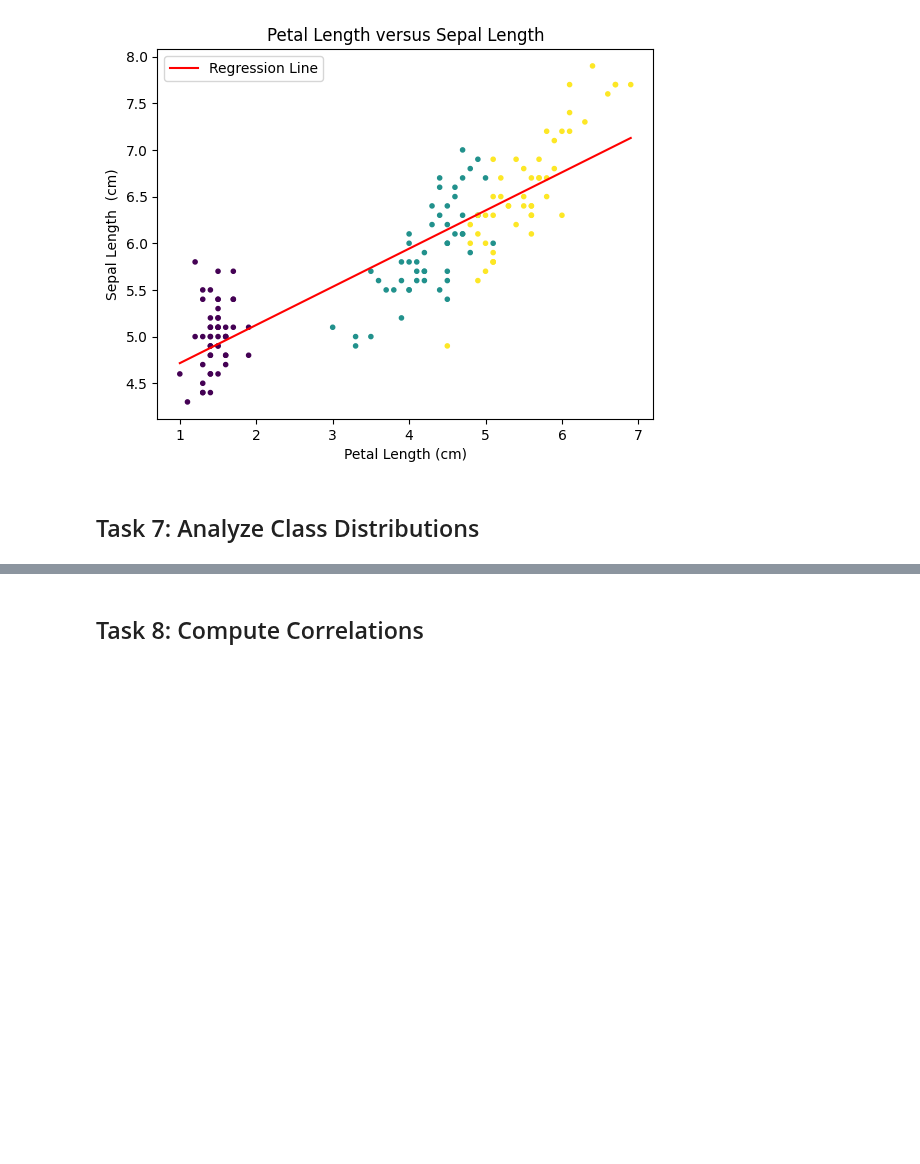
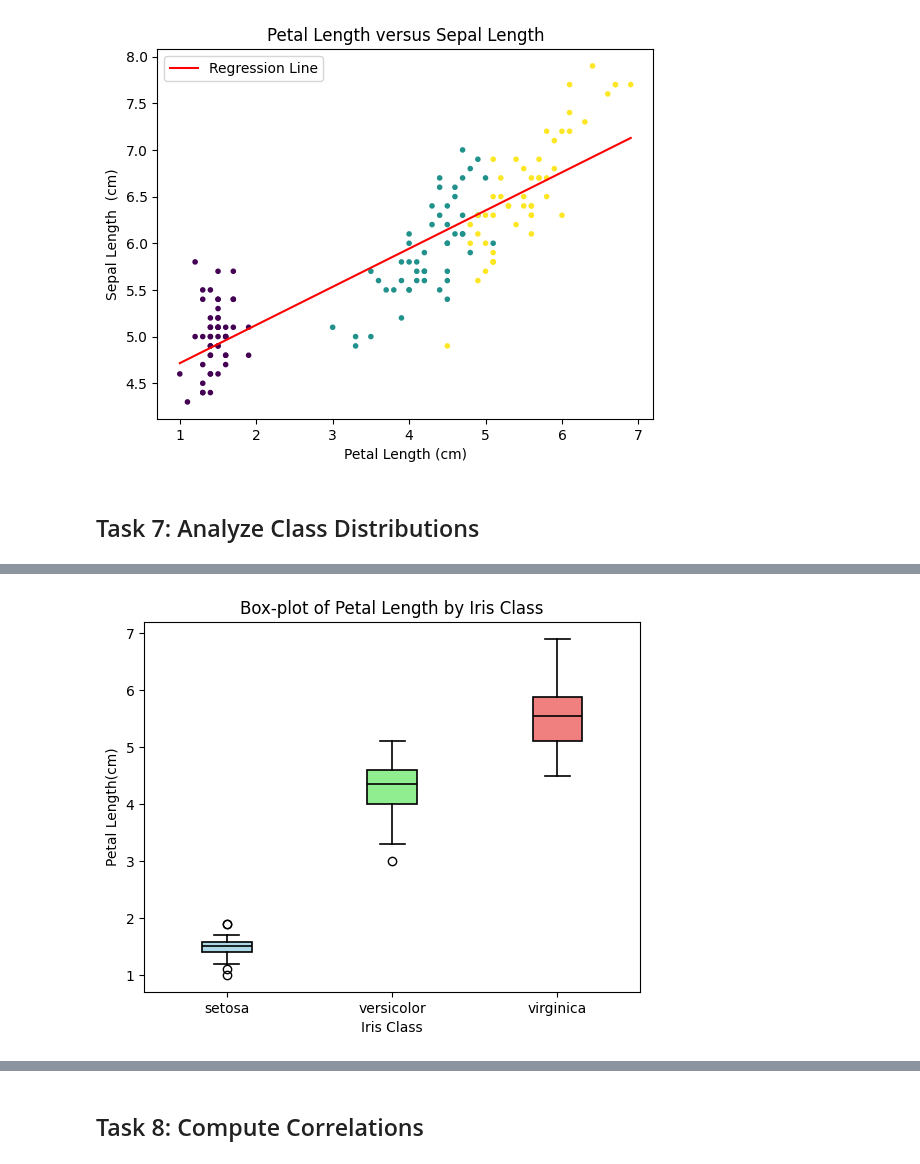
Before and after one commit to seasid3/seasid3-prin_data_analy, a Jupyter notebook: tasks.ipynb, the cells around one changed output, grey strips where cells are left out. Cells and saved outputs as stored; diff of their text form; code cells hidden in the pictures; blank space fills up the shorter version.

```diff
--- a/tasks.ipynb
+++ b/tasks.ipynb
@@ -474,0 +516,36 @@ To analyze box-plots of the petal lengths for each of the three classes of iris.
+# %%
+# As above, assign a name to the classes, using the target:
+iris_class= database.target
+class_names = database.target_names
+
+# As above, define petal length
+petal_length = database.data[:,2]
+
+# Group petal lengths by class
+data_by_class = [petal_length[iris_class == i] for i in range(len(class_names))]
+
+# Define colours for each class
+box_colors = ["lightblue", "lightgreen", "lightcoral"]
+
+# Generate boxplot and capture the returned dictionary
+boxplot_dict = plt.boxplot(data_by_class, patch_artist=True, labels=class_names)
+
+# Apply colours to each box/class
+for patch, color in zip(boxplot_dict["boxes"], box_colors):
+    patch.set_facecolor(color)
+    patch.set_edgecolor("black")
+    patch.set_linewidth(1.2)
+
+# Style whiskers, caps and medians
+for element in ["whiskers", "caps", "medians"]:
+    for line in boxplot_dict[element]:
+        line.set_color("black")
+        line.set_linewidth(1.2)
+
+# Annotate plot
+plt.title("Box-plot of Petal Length by Iris Class")
+plt.xlabel("Iris Class")
+plt.ylabel("Petal Length(cm)")
+plt.show()
+# %% [output]
+[figure, added]
```
Also changed, not shown: parts of 6 cells of this notebook.
